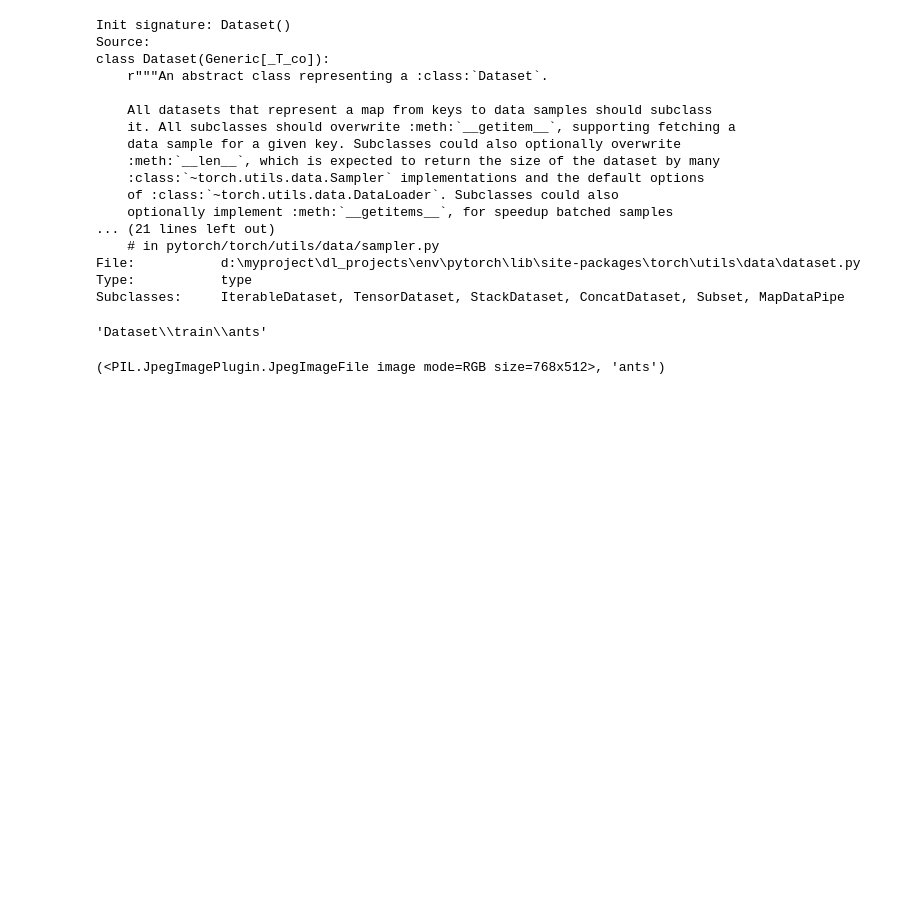
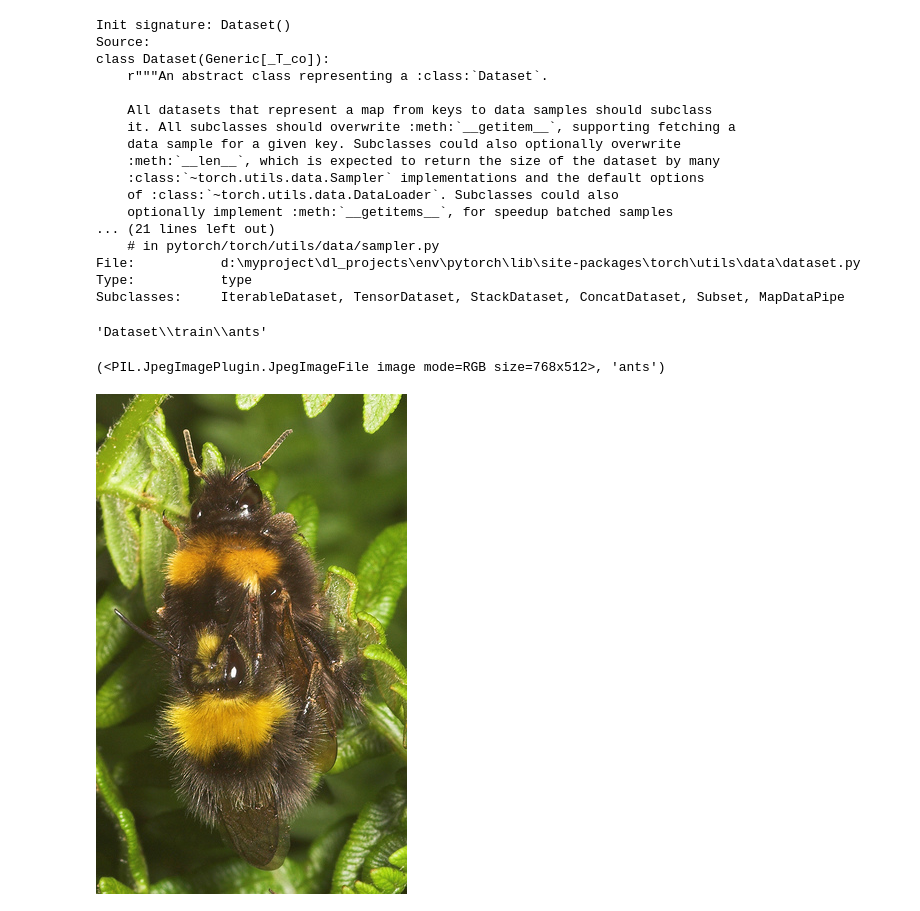
Before and after one commit to yrz-bot/Start-DL-with-vscode, a Jupyter notebook: pytorch加载数据.ipynb, the cells around one changed output. Drawn from its saved outputs; the diff is of its cells as text; code cells hidden in the pictures; blank space fills up the shorter version.

```diff
--- a/pytorch加载数据.ipynb
+++ b/pytorch加载数据.ipynb
@@ -80,4 +83,6 @@ bees_dataset = MyData(root_dir, bees_label_dir)
 dataset = ants_dataset + bees_dataset
 # %%
 img,lab = dataset.__getitem__(147)
-img.show()
+img
+# %% [output]
+[figure, added]
```
Also changed, not shown: parts of 5 cells of this notebook, 1 other file.
